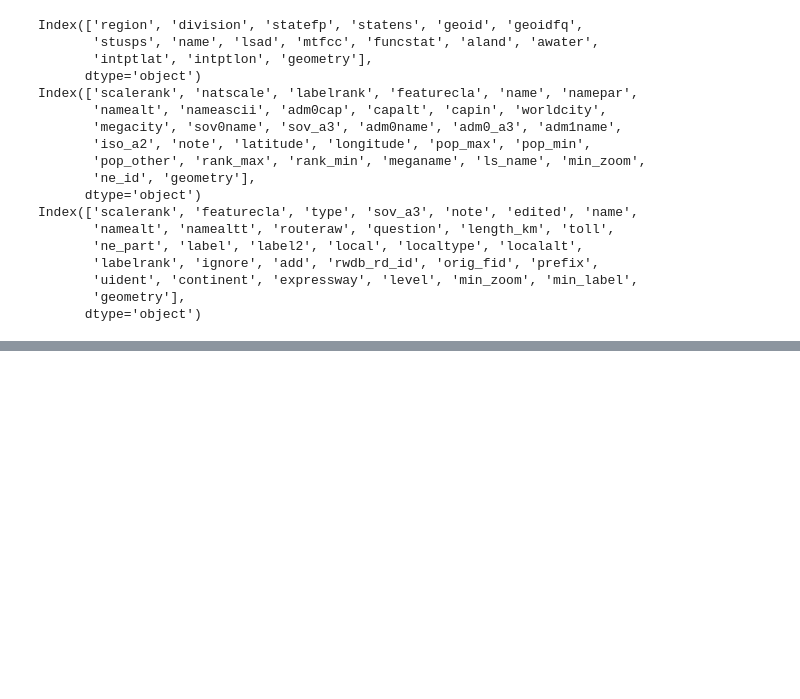
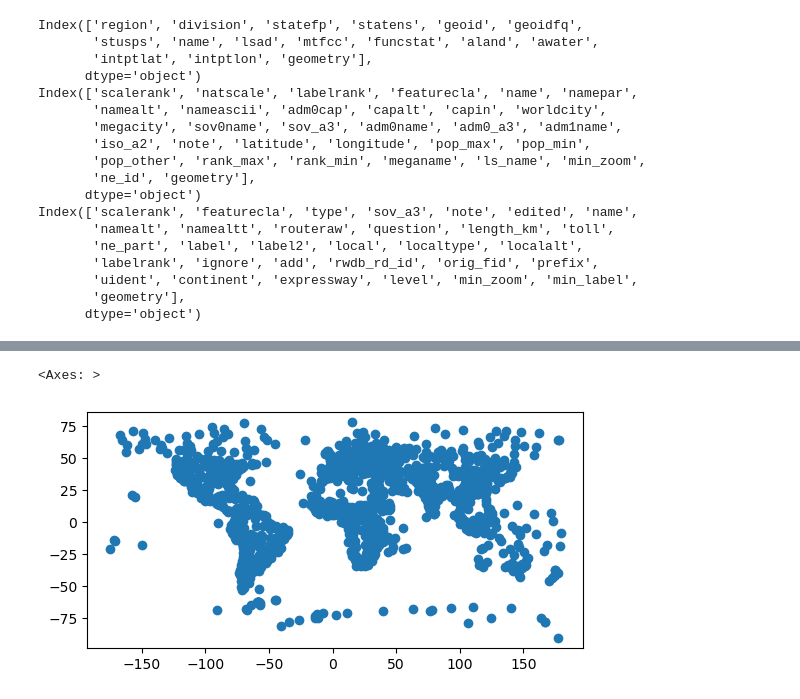
Before and after one commit to ssoriano22/eds220-in-class, a Jupyter notebook: week-7-clipping-STUDENTS.ipynb, the cells around one changed output, grey strips where cells are left out. Saved outputs shown, nothing was run; the diff lists cells and outputs as text; code cells hidden in the pictures; blank space fills up the shorter version.

Commit message:
Upload week 7 ipynb clipping and xarray initial

```diff
--- a/week-7-clipping-STUDENTS.ipynb
+++ b/week-7-clipping-STUDENTS.ipynb
@@ -91,0 +160,6 @@ Index(['scalerank', 'featurecla', 'type', 'sov_a3', 'note', 'edited', 'name',
+# %%
+# Initial places plot
+places.plot()
+# %% [output]
+<Axes: >
+[figure, added]
```
Also changed, not shown: parts of 40 cells of this notebook, 1 other file.
